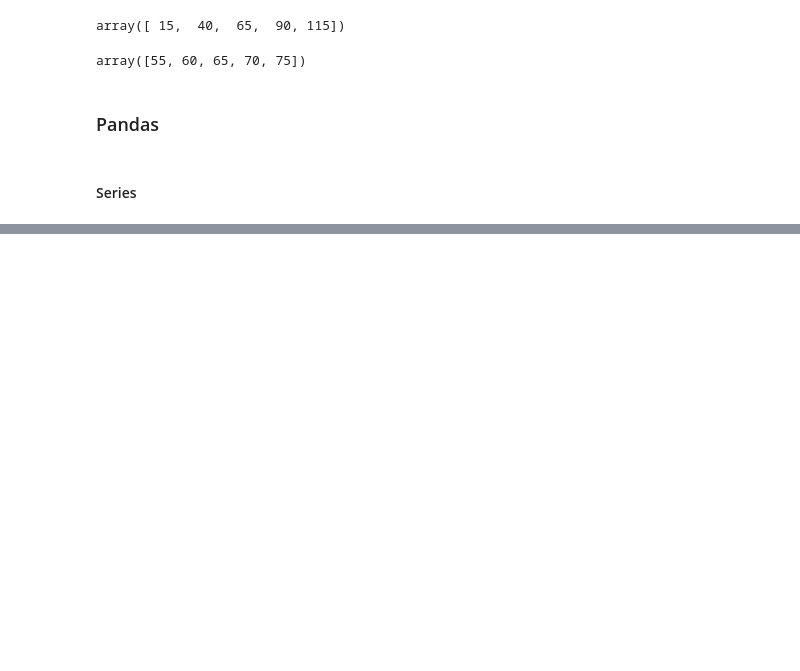
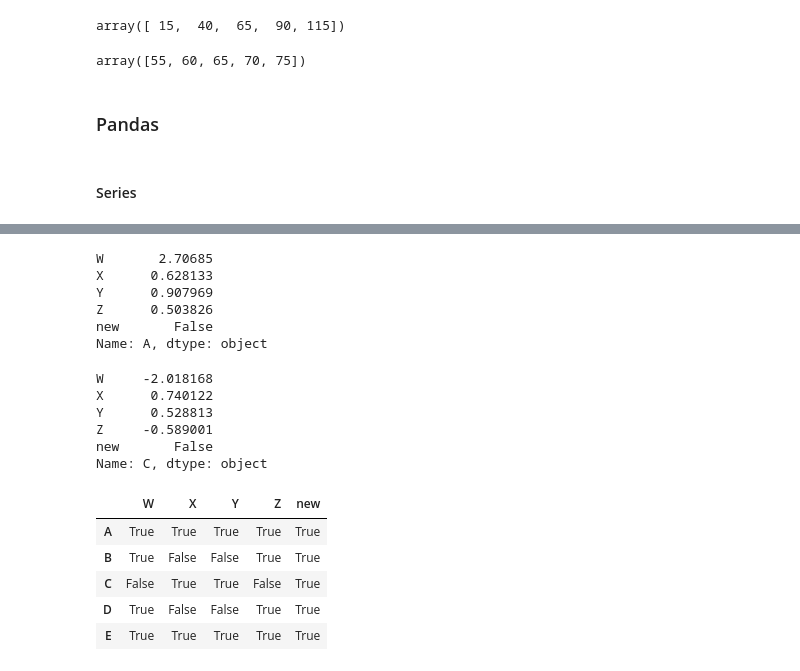
Before and after one commit to harikrishnad1997/Python-Training-experiments, a Jupyter notebook: Basic-101.ipynb, the cells around one changed output, grey strips where cells are left out. Saved outputs shown, nothing was run; the diff lists cells and outputs as text; code cells hidden in the pictures; blank space fills up the shorter version.

```diff
--- a/Basic-101.ipynb
+++ b/Basic-101.ipynb
@@ -354,0 +452,27 @@ array([55, 60, 65, 70, 75])
+# %%
+df.loc["A"]
+# %% [output]
+W       2.70685
+X      0.628133
+Y      0.907969
+Z      0.503826
+new       False
+Name: A, dtype: object
+# %%
+df.iloc[2]
+# %% [output]
+W     -2.018168
+X      0.740122
+Y      0.528813
+Z     -0.589001
+new       False
+Name: C, dtype: object
+# %%
+df>=0
+# %% [output]
+|  | W | X | Y | Z | new |
+| A | True | True | True | True | True |
+| B | True | False | False | True | True |
+| C | False | True | True | False | True |
+| D | True | False | False | True | True |
+| E | True | True | True | True | True |
```
Also changed, not shown: parts of 40 cells of this notebook.
